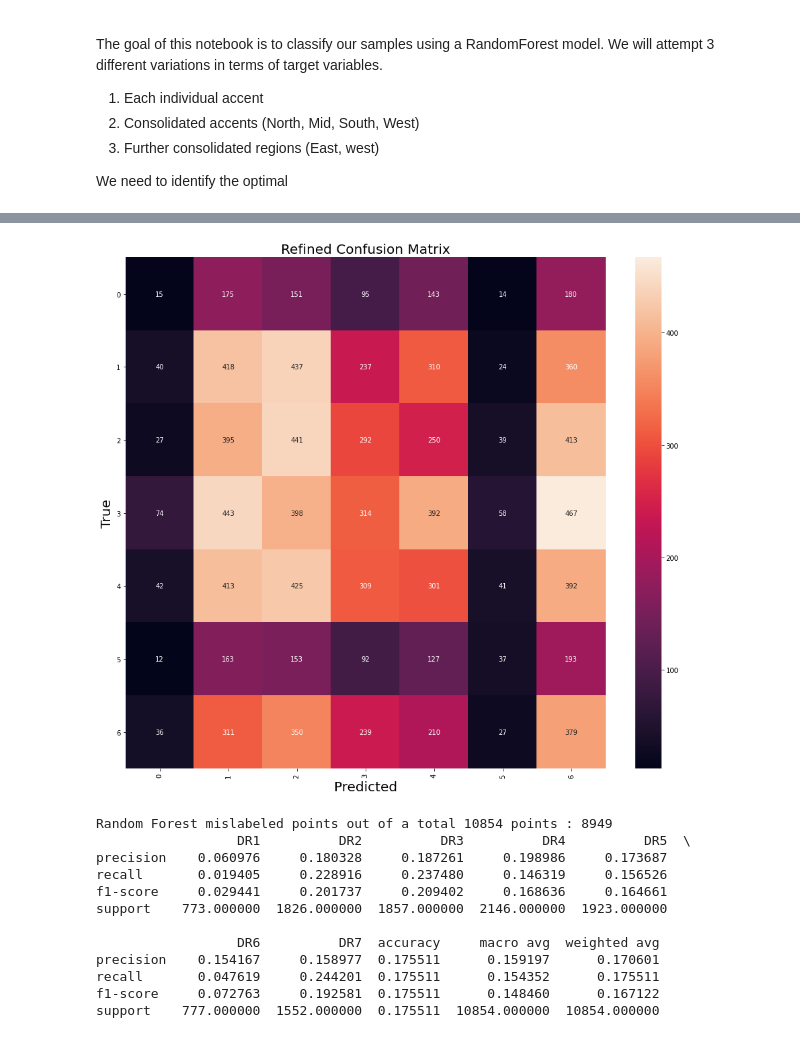
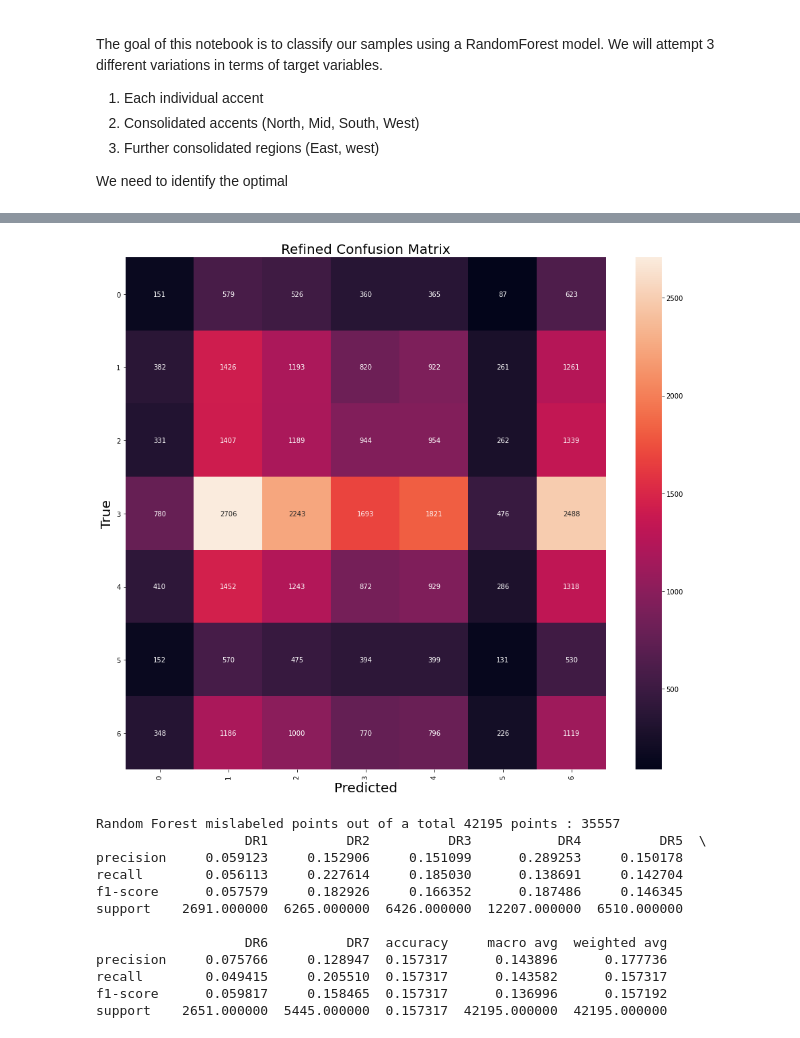
Before and after one commit to andrewpaster/isye_6740_final_project_accents, a Jupyter notebook: Models/andrew_formant_classifiers/Random Forest_formant_phoneme.ipynb, the cells around one changed output, grey strips where cells are left out. Saved outputs shown, nothing was run; the diff lists cells and outputs as text; code cells hidden in the pictures.

Commit message:
added formant classifiers

```diff
--- a/Models/andrew_formant_classifiers/Random Forest_formant_phoneme.ipynb
+++ b/Models/andrew_formant_classifiers/Random Forest_formant_phoneme.ipynb
@@ -50,47 +52,52 @@ def plot_conf_matconf(conf_mat, save_fig=None):
     plt.show()
 # %%
 def average_speakers(mfcc_df):
-    feature_cols = [x for x in mfcc_df.columns if 'feature' in x]
+
+    feature_cols = [x for x in mfcc_df.columns if x in ('f1', 'f2', 'f3', 'f4', 'f5', 'bw1', 'bw2', 'bw3', 'bw4', 'bw5')]
 
     target = mfcc_df[['speaker', 'accent']].drop_duplicates()
 
-    mfcc_grouped = mfcc_df.groupby(['speaker', 'word'])[feature_cols].mean().reset_index()
+    mfcc_grouped = mfcc_df.groupby(['speaker', 'phoneme'])[feature_cols].mean().reset_index()
 
     joined = pd.merge(how='left', left=mfcc_grouped, right = target, left_on='speaker', right_on = 'speaker')
 
-    return joined
+    return joined, feature_cols
+
 
 
 
 def load_data():
-    train = pd.read_csv('all_words_train_mfcc.csv')
-    test = pd.read_csv('all_words_test_mfcc.csv')
+    train = pd.read_csv('../../../data/train_formants_phonemes.csv')
+    test = pd.read_csv('../../../data/test_formants_phonemes.csv')
 
     train = train.loc[train['accent'] != 'DR8']
     test = test.loc[test['accent'] != 'DR8']
     test = test.loc[test.word.isin(train.word)].reset_index()
 
-    train = average_speakers(train)
+    train, feature_cols = average_speakers(train)
 
-    british_df = pd.read_csv('british_mfcc.csv')
-    feature_cols = [x for x in british_df.columns if 'feature' in x]
+    british_df = pd.read_csv('../../../data/british_formants_phonemes.csv')
+    feature_cols = [x for x in british_df.columns if x in ('f1', 'f2', 'f3', 'f4', 'f5', 'bw1', 'bw2', 'bw3', 'bw4', 'bw5')]
 
-    return train, test, british_df[feature_cols]
+    return train, test, british_df[feature_cols], feature_cols
 
 
-train, test, british_df = load_data()
+train, test, british_df, feature_cols = load_data()
+# %%
+train[feature_cols] = train[feature_cols].fillna(value=train[feature_cols].mean())
+test[feature_cols] = test[feature_cols].fillna(value=train[feature_cols].mean())
+british_df[feature_cols] = british_df[feature_cols].fillna(value=train[feature_cols].mean())
 # %%
 def fit_rf(train, test, word=None, features = None, k = None, display_conf = False):
     if features:
         feature_cols = features
 
     else:
-        feature_cols = [x for x in train.columns if 'feature' in x]
+        feature_cols = [x for x in train.columns if x in ('f1', 'f2', 'f3', 'f4', 'f5', 'bw1', 'bw2', 'bw3', 'bw4', 'bw5')]
 
     if word:
-        train = train.loc[train['word'] == word]
-        test = test.loc[test['word'] == word]
-
+        train = train.loc[train['phoneme'] == word]
+        test = test.loc[test['phoneme'] == word]
 
     X_train = train[feature_cols]
     y_train = train['accent']
@@ -105,9 +112,10 @@ def fit_rf(train, test, word=None, features = None, k = None, display_conf = Fal
     if k is None:
         fig, ax = plt.subplots(figsize=(20,10))
 
-        for i in np.arange(1, 150, 1):
+        for i in np.arange(1, 150, 20):
+            print(i)
             tree_counts.append(i)
-            clf = RandomForestClassifier(n_estimators = i).fit(X_train, y_train)
+            clf = RandomForestClassifier(n_estimators = i, class_weight='balanced').fit(X_train, y_train)
             y_pred = clf.predict(X_test)
             tree_count_score.append(1 - np.mean(y_pred == y_test))
 
@@ -118,7 +126,7 @@ def fit_rf(train, test, word=None, features = None, k = None, display_conf = Fal
 
         return tree_counts, tree_count_score, opt_score_idx, opt_tree
 
-    clf = RandomForestClassifier(n_estimators = k).fit(X_train, y_train)
+    clf = RandomForestClassifier(n_estimators = k, class_weight='balanced').fit(X_train, y_train)
     y_pred = clf.predict(X_test)
     conf_df = pd.DataFrame(classification_report(y_test, y_pred, output_dict=True))
 
@@ -143,19 +159,19 @@ The optimal tree count is: 58
 # %%
-rf_conf, rfw_clf = fit_rf(train, test, k=58, display_conf=True)
+rf_conf, rfw_clf = fit_rf(train, test, k=81, display_conf=True)
 # %% [output]
-[figure, old version]
+[figure, new version]
-Random Forest mislabeled points out of a total 10854 points : 8949
-                  DR1          DR2          DR3          DR4          DR5  \
-precision    0.060976     0.180328     0.187261     0.198986     0.173687
-recall       0.019405     0.228916     0.237480     0.146319     0.156526
-f1-score     0.029441     0.201737     0.209402     0.168636     0.164661
-support    773.000000  1826.000000  1857.000000  2146.000000  1923.000000
+Random Forest mislabeled points out of a total 42195 points : 35557
+                   DR1          DR2          DR3           DR4          DR5  \
+precision     0.059123     0.152906     0.151099      0.289253     0.150178
+recall        0.056113     0.227614     0.185030      0.138691     0.142704
+f1-score      0.057579     0.182926     0.166352      0.187486     0.146345
+support    2691.000000  6265.000000  6426.000000  12207.000000  6510.000000
 
-                  DR6          DR7  accuracy     macro avg  weighted avg
-precision    0.154167     0.158977  0.175511      0.159197      0.170601
-recall       0.047619     0.244201  0.175511      0.154352      0.175511
-f1-score     0.072763     0.192581  0.175511      0.148460      0.167122
-support    777.000000  1552.000000  0.175511  10854.000000  10854.000000
+                   DR6          DR7  accuracy     macro avg  weighted avg
+precision     0.075766     0.128947  0.157317      0.143896      0.177736
+recall        0.049415     0.205510  0.157317      0.143582      0.157317
+f1-score      0.059817     0.158465  0.157317      0.136996      0.157192
+support    2651.000000  5445.000000  0.157317  42195.000000  42195.000000
 # %%
 british_pred = rfw_clf.predict(british_df)
 
```
Also changed, not shown: parts of 14 cells of this notebook, 2 other files.
